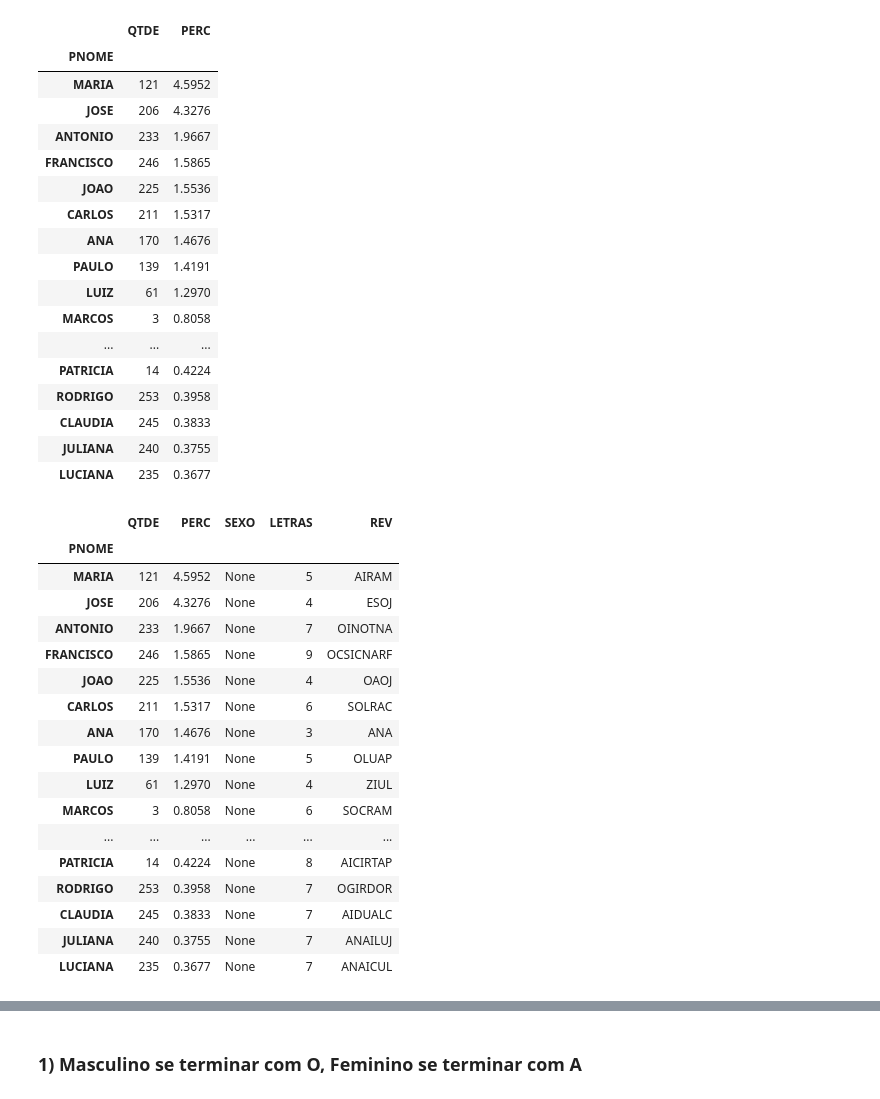
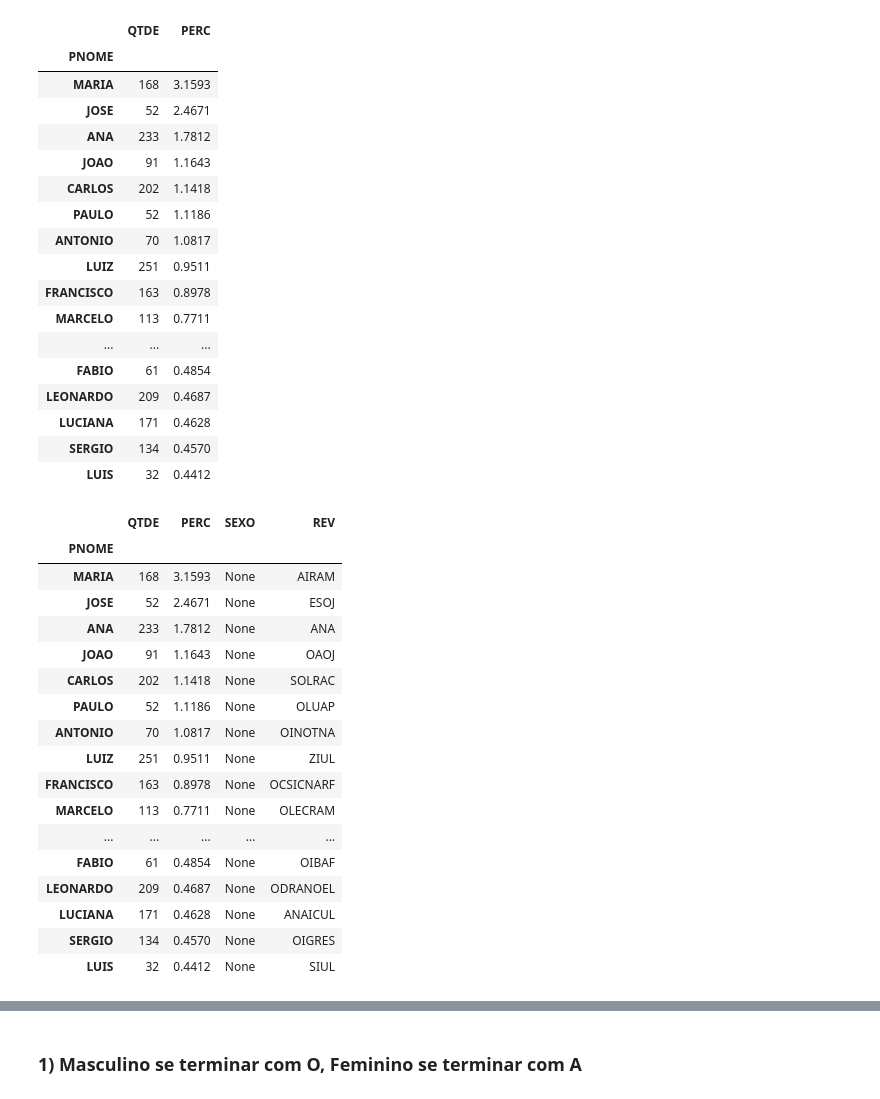
Before and after one commit to hjort/analise-pessoas-brasil, a Jupyter notebook: 51-rotulagem-genero-nome.ipynb, the cells around one changed output, grey strips where cells are left out. Cells and saved outputs as stored; diff of their text form; code cells hidden in the pictures.

```diff
--- a/51-rotulagem-genero-nome.ipynb
+++ b/51-rotulagem-genero-nome.ipynb
@@ -7,53 +4,56 @@ BASE = 'afastamentos'
+# %%
+#arquivo = 'afastamentos'
+arquivo = 'cadastro'
 # %%
-df = pd.read_csv(BASE + '-nomes.csv', index_col=0,
+df = pd.read_csv(arquivo + '-nomes.csv', index_col=0,
                  dtype={'QTDE': 'uint8', 'PERC': np.float32})
 # %%
 df.head(30)
 # %% [output]
 |  | QTDE | PERC |
 | PNOME |  |  |
-| MARIA | 121 | 4.5952 |
-| JOSE | 206 | 4.3276 |
-| ANTONIO | 233 | 1.9667 |
-| FRANCISCO | 246 | 1.5865 |
-| JOAO | 225 | 1.5536 |
-| CARLOS | 211 | 1.5317 |
-| ANA | 170 | 1.4676 |
-| PAULO | 139 | 1.4191 |
-| LUIZ | 61 | 1.2970 |
-| MARCOS | 3 | 0.8058 |
+| MARIA | 168 | 3.1593 |
+| JOSE | 52 | 2.4671 |
+| ANA | 233 | 1.7812 |
+| JOAO | 91 | 1.1643 |
+| CARLOS | 202 | 1.1418 |
+| PAULO | 52 | 1.1186 |
+| ANTONIO | 70 | 1.0817 |
+| LUIZ | 251 | 0.9511 |
+| FRANCISCO | 163 | 0.8978 |
+| MARCELO | 113 | 0.7711 |
 | ... | ... | ... |
-| PATRICIA | 14 | 0.4224 |
-| RODRIGO | 253 | 0.3958 |
-| CLAUDIA | 245 | 0.3833 |
-| JULIANA | 240 | 0.3755 |
-| LUCIANA | 235 | 0.3677 |
+| FABIO | 61 | 0.4854 |
+| LEONARDO | 209 | 0.4687 |
+| LUCIANA | 171 | 0.4628 |
+| SERGIO | 134 | 0.4570 |
+| LUIS | 32 | 0.4412 |
 # %%
 df['SEXO'] = None
-df['LETRAS'] = 0
+#df['LETRAS'] = 0
 df['REV'] = df.index
 df['REV'] = df['REV'].apply(lambda x: x[::-1])
-df['LETRAS'] = df['REV'].apply(lambda x: len(x))
+#df['LETRAS'] = df['REV'].apply(lambda x: len(x))
 df.head(30)
 # %% [output]
-|  | QTDE | PERC | SEXO | LETRAS | REV |
-| PNOME |  |  |  |  |  |
-| MARIA | 121 | 4.5952 | None | 5 | AIRAM |
-| JOSE | 206 | 4.3276 | None | 4 | ESOJ |
-| ANTONIO | 233 | 1.9667 | None | 7 | OINOTNA |
-| FRANCISCO | 246 | 1.5865 | None | 9 | OCSICNARF |
-| JOAO | 225 | 1.5536 | None | 4 | OAOJ |
-| CARLOS | 211 | 1.5317 | None | 6 | SOLRAC |
-| ANA | 170 | 1.4676 | None | 3 | ANA |
-| PAULO | 139 | 1.4191 | None | 5 | OLUAP |
-| LUIZ | 61 | 1.2970 | None | 4 | ZIUL |
-| MARCOS | 3 | 0.8058 | None | 6 | SOCRAM |
-| ... | ... | ... | ... | ... | ... |
-| PATRICIA | 14 | 0.4224 | None | 8 | AICIRTAP |
-| RODRIGO | 253 | 0.3958 | None | 7 | OGIRDOR |
-| CLAUDIA | 245 | 0.3833 | None | 7 | AIDUALC |
-| JULIANA | 240 | 0.3755 | None | 7 | ANAILUJ |
-| LUCIANA | 235 | 0.3677 | None | 7 | ANAICUL |
+|  | QTDE | PERC | SEXO | REV |
+| PNOME |  |  |  |  |
+| MARIA | 168 | 3.1593 | None | AIRAM |
+| JOSE | 52 | 2.4671 | None | ESOJ |
+| ANA | 233 | 1.7812 | None | ANA |
+| JOAO | 91 | 1.1643 | None | OAOJ |
+| CARLOS | 202 | 1.1418 | None | SOLRAC |
+| PAULO | 52 | 1.1186 | None | OLUAP |
+| ANTONIO | 70 | 1.0817 | None | OINOTNA |
+| LUIZ | 251 | 0.9511 | None | ZIUL |
+| FRANCISCO | 163 | 0.8978 | None | OCSICNARF |
+| MARCELO | 113 | 0.7711 | None | OLECRAM |
+| ... | ... | ... | ... | ... |
+| FABIO | 61 | 0.4854 | None | OIBAF |
+| LEONARDO | 209 | 0.4687 | None | ODRANOEL |
+| LUCIANA | 171 | 0.4628 | None | ANAICUL |
+| SERGIO | 134 | 0.4570 | None | OIGRES |
+| LUIS | 32 | 0.4412 | None | SIUL |
 # %%
 df.dtypes
 # %% [output]
```
Also changed, not shown: parts of 17 cells of this notebook, 7 other files.
